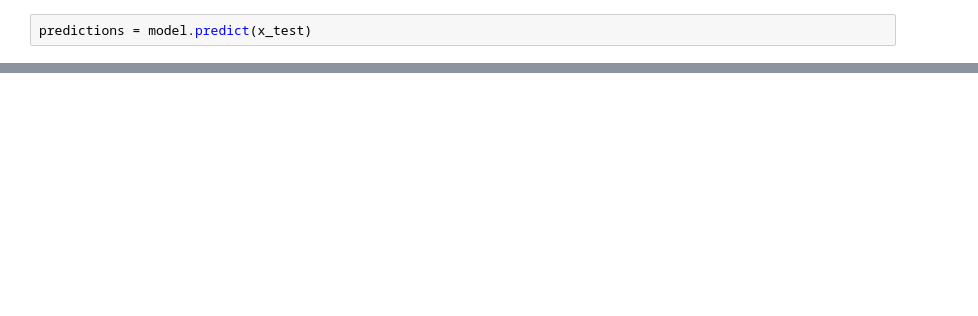
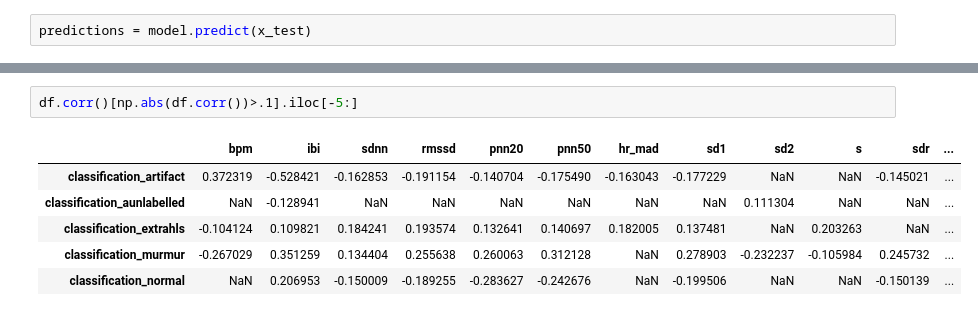
Before and after one commit to TuyenVo104/ee104, a Jupyter notebook: lab7/Detect Symptom(Working Copy).ipynb, the cells around one changed output, grey strips where cells are left out. Drawn from its saved outputs; the diff is of its cells as text; blank space fills up the shorter version.

```diff
--- a/lab7/Detect Symptom(Working Copy).ipynb
+++ b/lab7/Detect Symptom(Working Copy).ipynb
@@ -271,0 +274,9 @@ sns.pairplot(df[2:14], kind="scatter")
+# %%
+df.corr()[np.abs(df.corr())>.1].iloc[-5:]
+# %% [output]
+|  | bpm | ibi | sdnn | rmssd | pnn20 | pnn50 | hr_mad | sd1 | sd2 | s | sdr | ... |
+| classification_artifact | 0.372319 | -0.528421 | -0.162853 | -0.191154 | -0.140704 | -0.175490 | -0.163043 | -0.177229 | NaN | NaN | -0.145021 | ... |
+| classification_aunlabelled | NaN | -0.128941 | NaN | NaN | NaN | NaN | NaN | NaN | 0.111304 | NaN | NaN | ... |
+| classification_extrahls | -0.104124 | 0.109821 | 0.184241 | 0.193574 | 0.132641 | 0.140697 | 0.182005 | 0.137481 | NaN | 0.203263 | NaN | ... |
+| classification_murmur | -0.267029 | 0.351259 | 0.134404 | 0.255638 | 0.260063 | 0.312128 | NaN | 0.278903 | -0.232237 | -0.105984 | 0.245732 | ... |
+| classification_normal | NaN | 0.206953 | -0.150009 | -0.189255 | -0.283627 | -0.242676 | NaN | -0.199506 | NaN | NaN | -0.150139 | ... |
```
Also changed, not shown: parts of 12 cells of this notebook, 1 other file.
